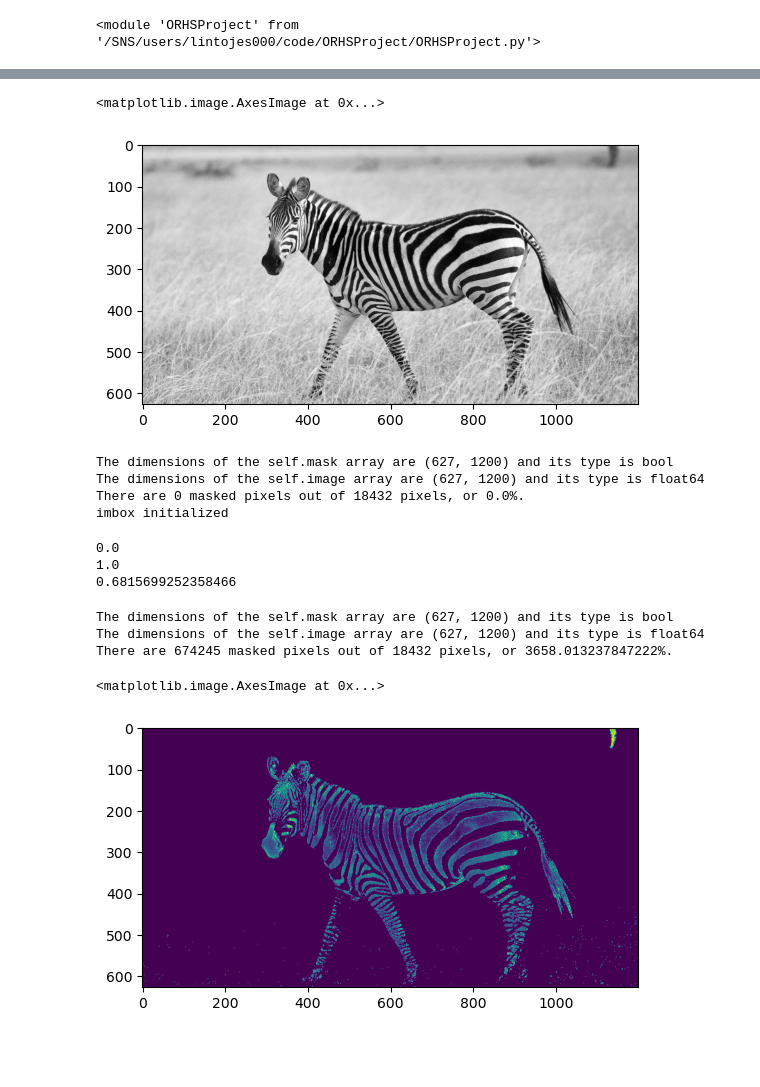
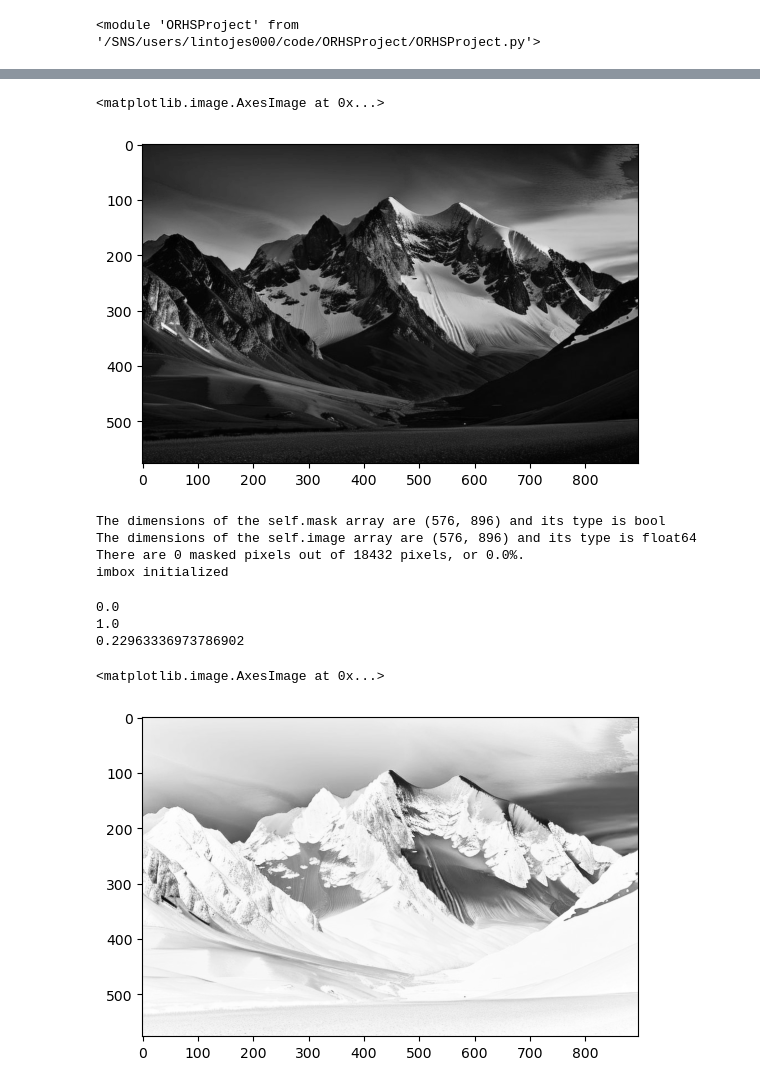
Before and after one commit to lintojes000/ORHSProject-Shared, a Jupyter notebook: Images Workspace.ipynb, the cells around one changed output, grey strips where cells are left out. Drawn from its saved outputs; the diff is of its cells as text; code cells hidden in the pictures; blank space fills up the shorter version.

```diff
--- a/Images Workspace.ipynb
+++ b/Images Workspace.ipynb
@@ -11,7 +12,7 @@ importlib.reload(proj)
 # %% [output]
 <module 'ORHSProject' from '/SNS/users/lintojes000/code/ORHSProject/ORHSProject.py'>
 # %%
-imagepath = 'images/zebra.jpg'
+imagepath = 'images/mountains.jpg'
 colorimage = ski.io.imread(imagepath)
 # %%
 plt.imshow(colorimage) #vmax= .02
@@ -24,12 +25,12 @@ greyimage = ski.color.rgb2gray(colorimage)
 plt.imshow(greyimage,cmap='gray')
 # %% [output]
 <matplotlib.image.AxesImage at 0x...>
-[figure, old version]
+[figure, new version]
 # %%
 zebra = proj.imageToolbox(image = greyimage)
 # %% [output]
-The dimensions of the self.mask array are (627, 1200) and its type is bool
-The dimensions of the self.image array are (627, 1200) and its type is float64
+The dimensions of the self.mask array are (576, 896) and its type is bool
+The dimensions of the self.image array are (576, 896) and its type is float64
 There are 0 masked pixels out of 18432 pixels, or 0.0%.
 imbox initialized
 # %%
@@ -39,14 +40,11 @@ print(np.mean(greyimage))
 # %% [output]
 0.0
 1.0
-0.6815699252358466
+0.22963336973786902
 # %%
 zebra.threshMask(0.5)
-zebra.applyMask()
-plt.imshow(zebra.maskedImage)
+#zebra.applyMask()
+plt.imshow(zebra.maskedImage, cmap='Greys')
 # %% [output]
-The dimensions of the self.mask array are (627, 1200) and its type is bool
-The dimensions of the self.image array are (627, 1200) and its type is float64
-There are 674245 masked pixels out of 18432 pixels, or 3658.013237847222%.
+<matplotlib.image.AxesImage at 0x...>
-<matplotlib.image.AxesImage at 0x...>
-[figure, old version]
+[figure, new version]
```
Also changed, not shown: parts of 12 cells of this notebook, 5 other files.
